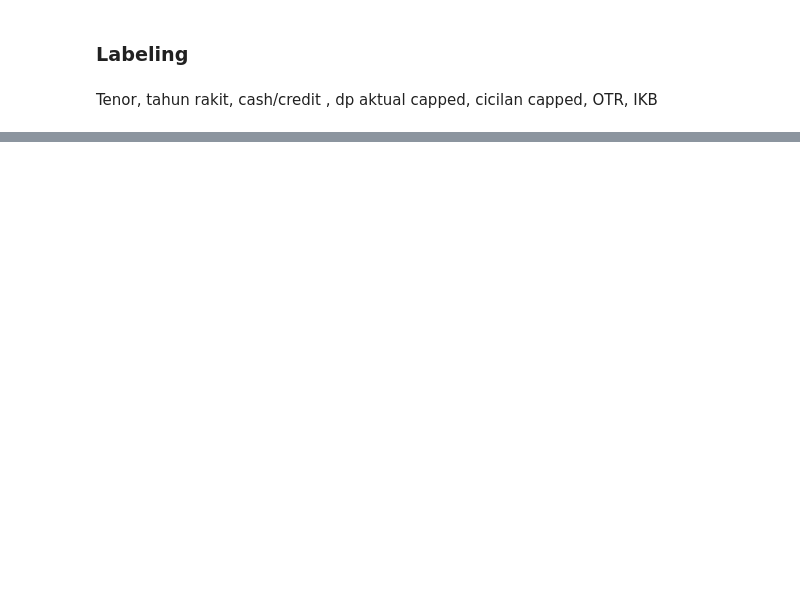
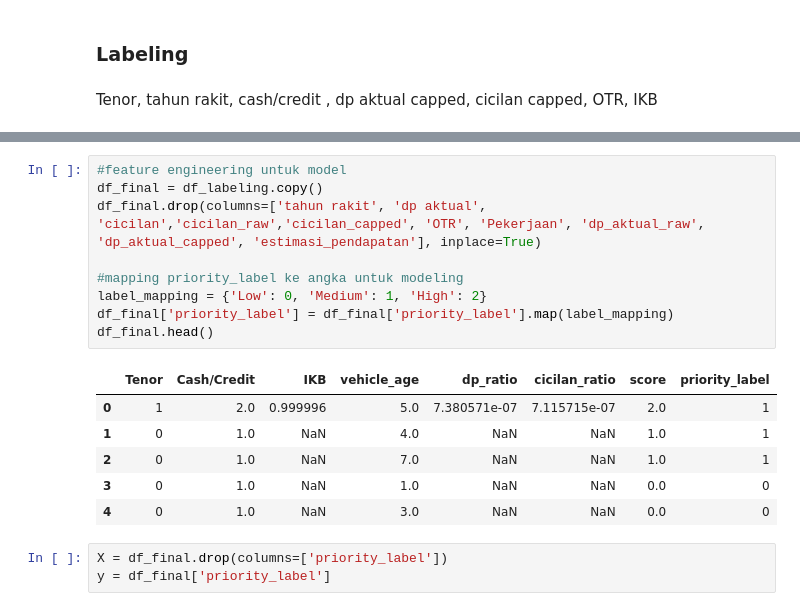
Before and after one commit to FauzanZF/UCSparc2026, a Jupyter notebook: fauzan969avere0.ipynb, the cells around one changed output, grey strips where cells are left out. Cells and saved outputs as stored; diff of their text form; blank space fills up the shorter version.

```diff
--- a/fauzan969avere0.ipynb
+++ b/fauzan969avere0.ipynb
@@ -1661,0 +1638,19 @@ Note  (Opsional) Siapkan untuk model yang tidak bisa NaN
+# %%
+#feature engineering untuk model
+df_final = df_labeling.copy()
+df_final.drop(columns=['tahun rakit', 'dp aktual', 'cicilan','cicilan_raw','cicilan_capped', 'OTR', 'Pekerjaan', 'dp_aktual_raw', 'dp_aktual_capped', 'estimasi_pendapatan'], inplace=True)
+
+#mapping priority_label ke angka untuk modeling
+label_mapping = {'Low': 0, 'Medium': 1, 'High': 2}
+df_final['priority_label'] = df_final['priority_label'].map(label_mapping)
+df_final.head()
+# %% [output]
+|  | Tenor | Cash/Credit | IKB | vehicle_age | dp_ratio | cicilan_ratio | score | priority_label |
+| 0 | 1 | 2.0 | 0.999996 | 5.0 | 7.380571e-07 | 7.115715e-07 | 2.0 | 1 |
+| 1 | 0 | 1.0 | NaN | 4.0 | NaN | NaN | 1.0 | 1 |
+| 2 | 0 | 1.0 | NaN | 7.0 | NaN | NaN | 1.0 | 1 |
+| 3 | 0 | 1.0 | NaN | 1.0 | NaN | NaN | 0.0 | 0 |
+| 4 | 0 | 1.0 | NaN | 3.0 | NaN | NaN | 0.0 | 0 |
+# %%
+X = df_final.drop(columns=['priority_label'])
+y = df_final['priority_label']
```
Also changed, not shown: parts of 50 cells of this notebook, 1 other file.
